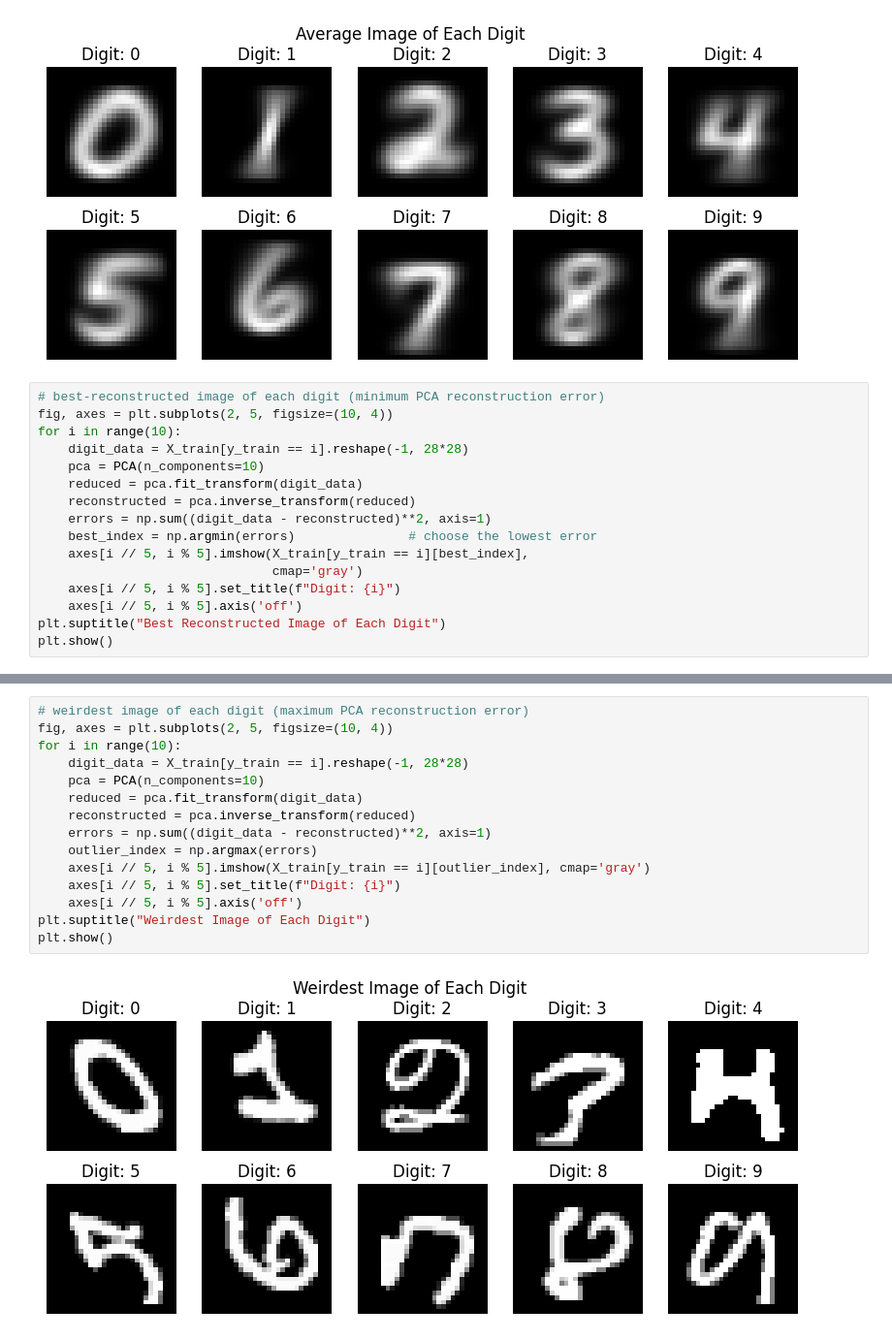
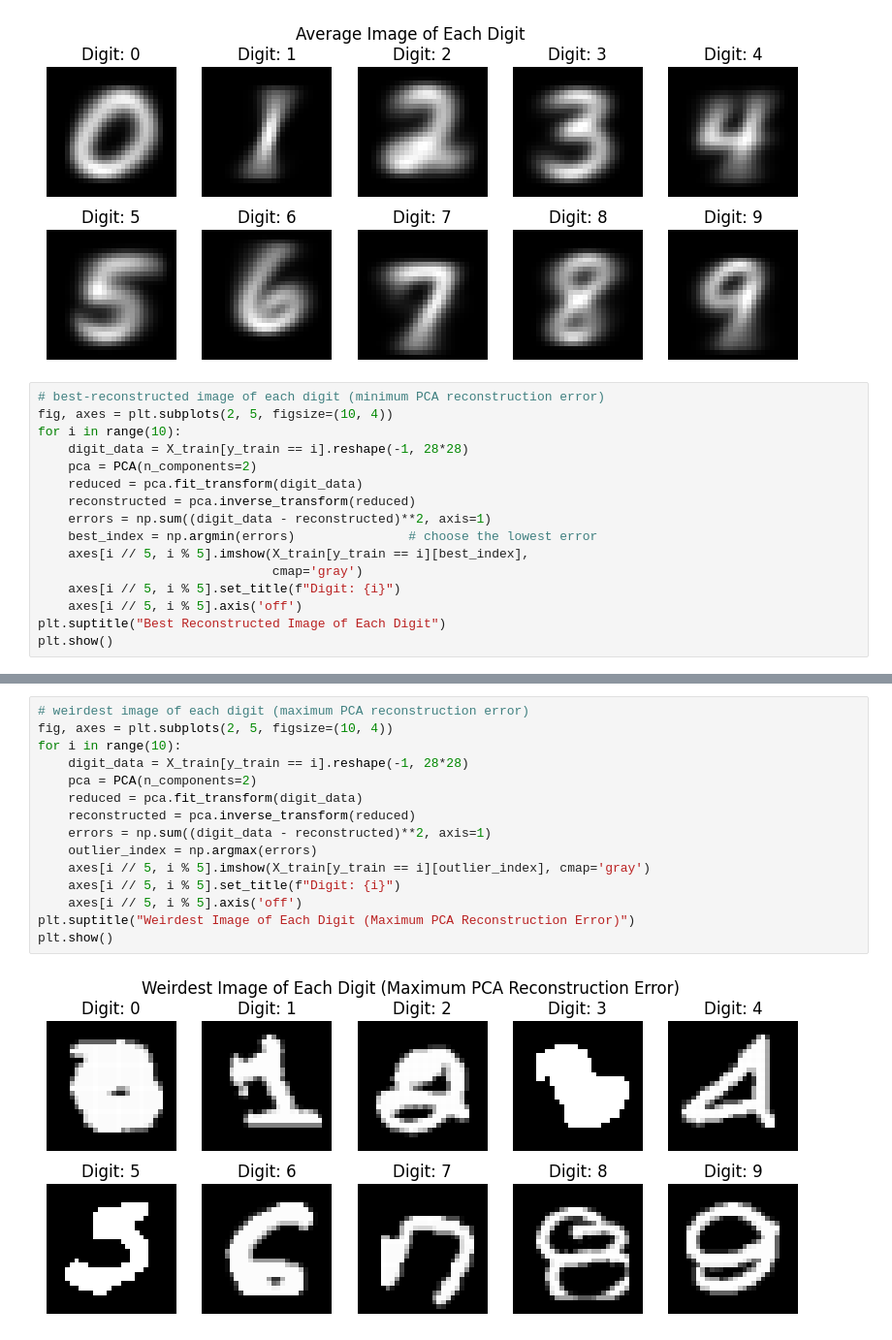
Before and after one commit to ludvigramsvik/MNIST-project-DT4031, a Jupyter notebook: Visualization.ipynb, the cells around one changed output, grey strips where cells are left out. Shown at 97% size. Cells and saved outputs as stored; diff of their text form.

```diff
--- a/Visualization.ipynb
+++ b/Visualization.ipynb
@@ -139,7 +125,7 @@ plt.show()
 fig, axes = plt.subplots(2, 5, figsize=(10, 4))
 for i in range(10):
     digit_data = X_train[y_train == i].reshape(-1, 28*28)
-    pca = PCA(n_components=10)
+    pca = PCA(n_components=2)
     reduced = pca.fit_transform(digit_data)
     reconstructed = pca.inverse_transform(reduced)
     errors = np.sum((digit_data - reconstructed)**2, axis=1)
@@ -155,17 +141,17 @@ plt.show()
 # %%
 # weirdest image of each digit (maximum PCA reconstruction error)
 fig, axes = plt.subplots(2, 5, figsize=(10, 4))
 for i in range(10):
     digit_data = X_train[y_train == i].reshape(-1, 28*28)
-    pca = PCA(n_components=10)
+    pca = PCA(n_components=2)
     reduced = pca.fit_transform(digit_data)
     reconstructed = pca.inverse_transform(reduced)
     errors = np.sum((digit_data - reconstructed)**2, axis=1)
     outlier_index = np.argmax(errors)
     axes[i // 5, i % 5].imshow(X_train[y_train == i][outlier_index], cmap='gray')
     axes[i // 5, i % 5].set_title(f"Digit: {i}")
     axes[i // 5, i % 5].axis('off')
-plt.suptitle("Weirdest Image of Each Digit")
+plt.suptitle("Weirdest Image of Each Digit (Maximum PCA Reconstruction Error)")
 plt.show()
 # %% [output]
-[figure, old version]
+[figure, new version]
```
Also changed, not shown: parts of 2 cells of this notebook.
